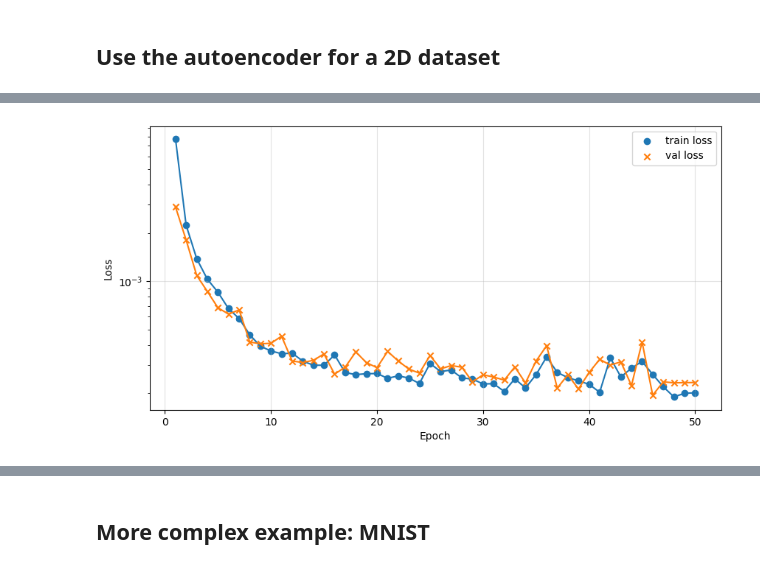
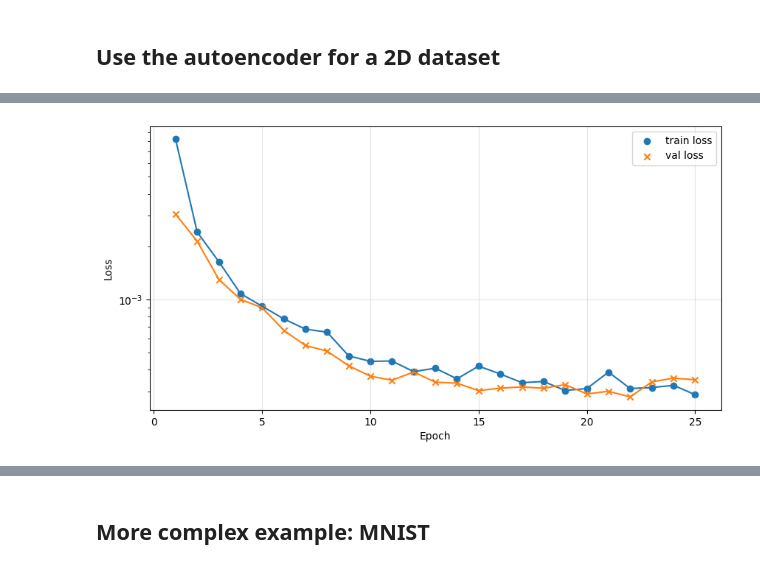
Before and after one commit to CKleiber/SciML-Seminar, a Jupyter notebook: main.ipynb, the cells around one changed output, grey strips where cells are left out. Drawn from its saved outputs; the diff is of its cells as text; code cells hidden in the pictures.

```diff
--- a/main.ipynb
+++ b/main.ipynb
@@ -170,13 +170,13 @@ ax.hist2d(dataset[:, 0], dataset[:, 1], bins=np.linspace(-1.5, 2.5, 75));
 # %%
 # train autoencoder on the moon dataset
 
-loss_history_moons = train_autoencoder(autoencoder_moons, torch.Tensor(X_train), torch.Tensor(X_val), n_epochs=50, batch_size=32)
+loss_history_moons = train_autoencoder(autoencoder_moons, torch.Tensor(X_train), torch.Tensor(X_val), n_epochs=25, batch_size=32)
 
 # plot loss history
 
 plot_loss_history(loss_history_moons)
 # %% [output]
-[figure, old version]
+[figure, new version]
 # %%
 # compare ground thruth and reconstructed data of test set
 
```
Also changed, not shown: parts of 15 cells of this notebook, 1 other file.
